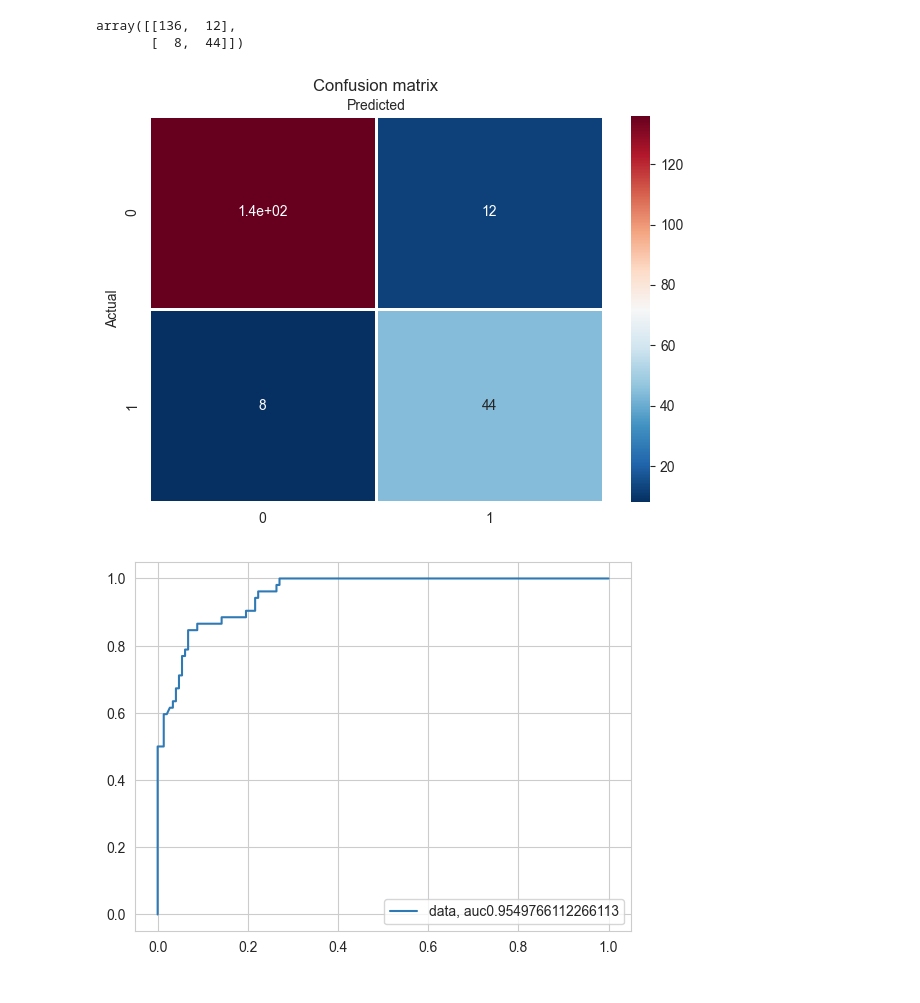
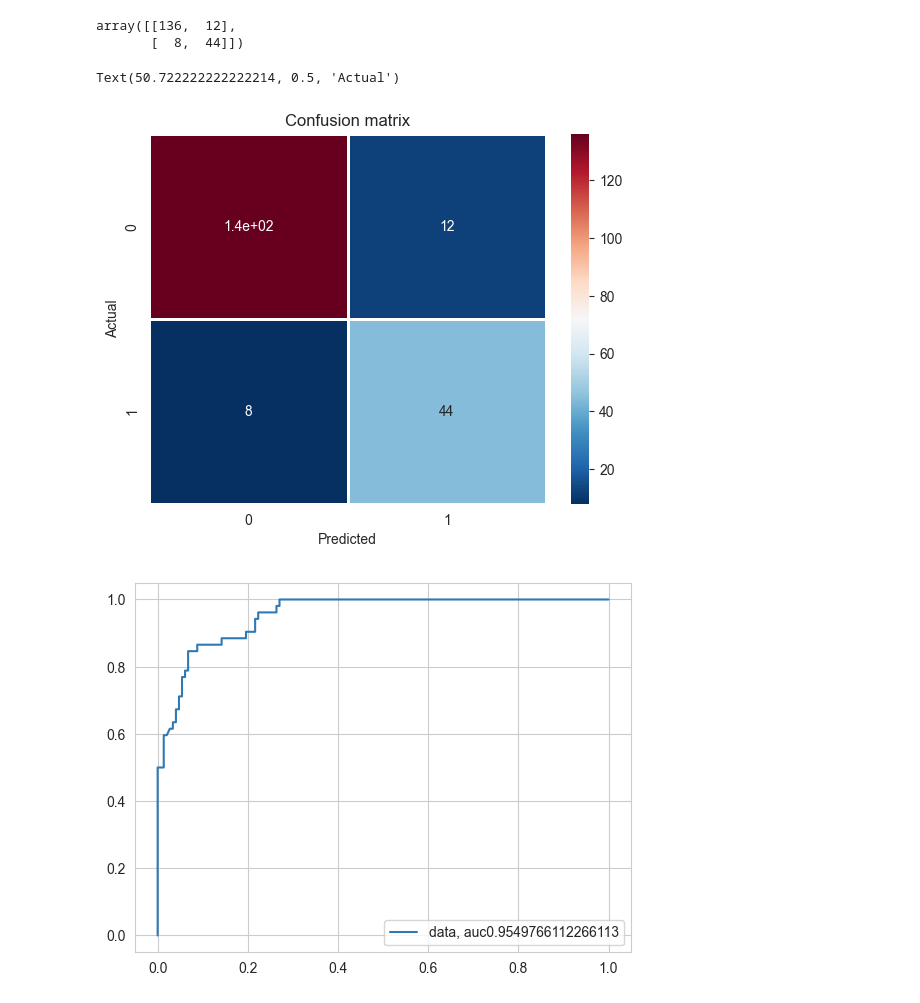
Before and after one commit to kornelia-kozaczewska/churn-prediction, a Jupyter notebook: churn-prediction.ipynb, the cells around one changed output. Drawn from its saved outputs; the diff is of its cells as text; code cells hidden in the pictures.

```diff
--- a/churn-prediction.ipynb
+++ b/churn-prediction.ipynb
@@ -645,19 +619,12 @@ cnf_matrix_gb
 array([[136,  12],
        [  8,  44]])
 # %%
-fig, ax = plt.subplots()
-
-tick_marks = np.arange(len(class_names))
-plt.xticks = (tick_marks, class_names)
-plt.yticks = (tick_marks, class_names)
-
-sns.heatmap(pd.DataFrame(cnf_matrix_gb), annot=True, linewidths=1, cmap="RdBu_r")
+sns.heatmap(cnf_matrix_gb, annot=True, linewidths=1, cmap="RdBu_r")
 plt.title("Confusion matrix")
 plt.xlabel("Predicted")
 plt.ylabel("Actual")
-plt.tight_layout()
-ax.xaxis.set_label_position("top")
 # %% [output]
+Text(50.722222222222214, 0.5, 'Actual')
-[figure, old version]
+[figure, new version]
 # %%
 y_pred_proba_gb = gb.predict_proba(x_test)[::,1]
```
Also changed, not shown: parts of 20 cells of this notebook.
